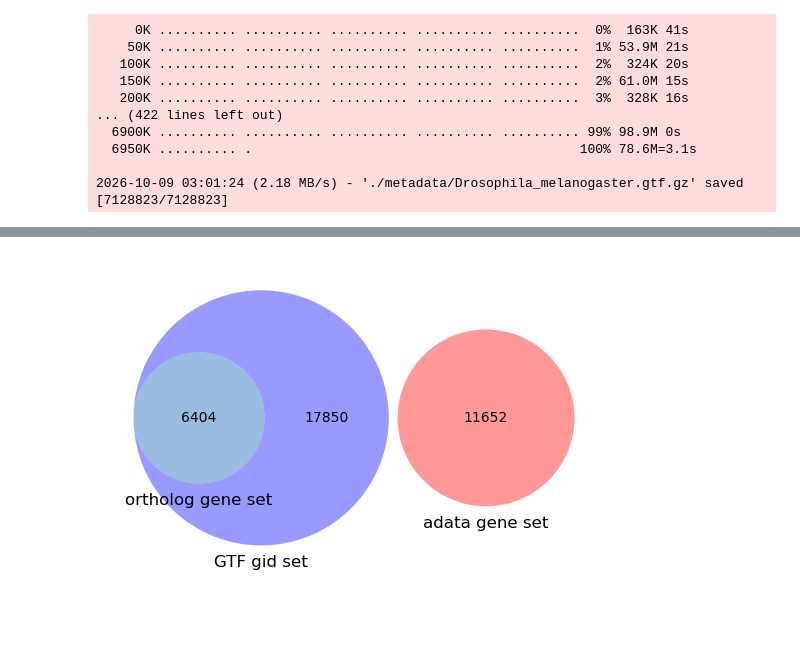
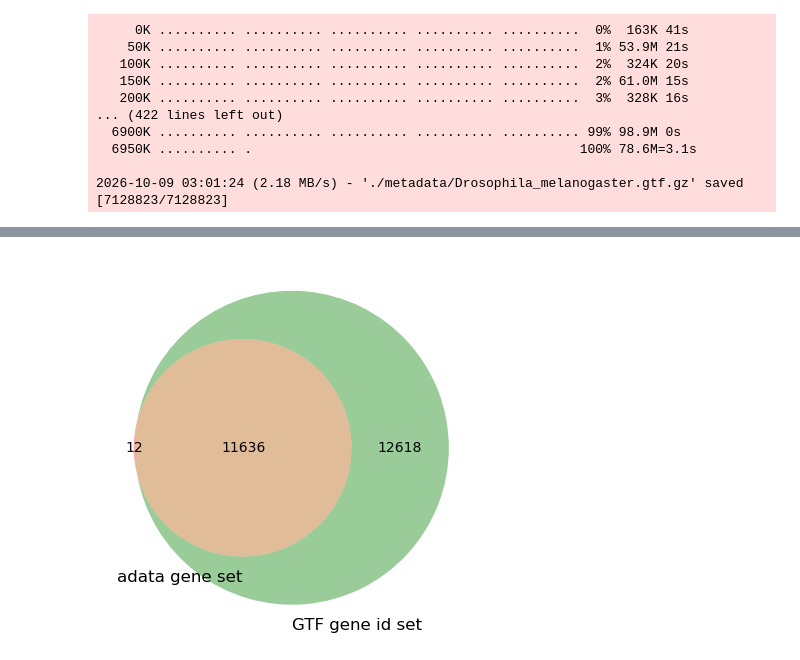
Before and after one commit to zliu90693/anno_cells, a Jupyter notebook: .subprojects/MetaNeighbor/01_get_data.ipynb, the cells around one changed output, grey strips where cells are left out. Cells and saved outputs as stored; diff of their text form; code cells hidden in the pictures; blank space fills up the shorter version.

Commit message:
Dmel done

```diff
--- a/.subprojects/MetaNeighbor/01_get_data.ipynb
+++ b/.subprojects/MetaNeighbor/01_get_data.ipynb
@@ -294,0 +352,2 @@ plt.show()
+# %%
+Dmel_not_in_gtf = Dmel_set - Dmel_gname_set
@@ -294,0 +423,6 @@ plt.show()
+# %%
+Dmel_not_in_gtf_map_df = map_df[["loom_gene_symbol", "FBgn_ID"]].rename(columns={"loom_gene_symbol": "gene_name", "FBgn_ID": "gene_id"})
+# %%
+Dmel_in_gtf = Dmel_set & Dmel_gname_set
+Dmel_in_gtf_map_df = Dmel_gtf[Dmel_gtf["gene_name"].isin(Dmel_in_gtf)][["gene_name", "gene_id"]].drop_duplicates()
+Dmel_in_gtf_map_df
@@ -294,0 +443,4 @@ plt.show()
+# %%
+Dmel_all_map_df = pd.concat([Dmel_in_gtf_map_df, Dmel_not_in_gtf_map_df], ignore_index=True)
+Dmel_all_map_df.to_csv("./metadata/Dmel_all_map.csv", index=False)
+Dmel_all_map_df
@@ -295,5 +461,5 @@ plt.show()
 # %%
-v = venn3([Dmel_set, Dmel_121_set, Dmel_gid_set], set_labels=("adata gene set", "ortholog gene set", "GTF gid set"))
+v = venn2([set(Dmel_all_map_df["gene_id"]), Dmel_gid_set], set_labels=("adata gene set", "GTF gene id set"))
 plt.show()
 # %% [output]
-[figure, old version]
+[figure, new version]
```
Also changed, not shown: parts of 24 cells of this notebook, 4 other files.
